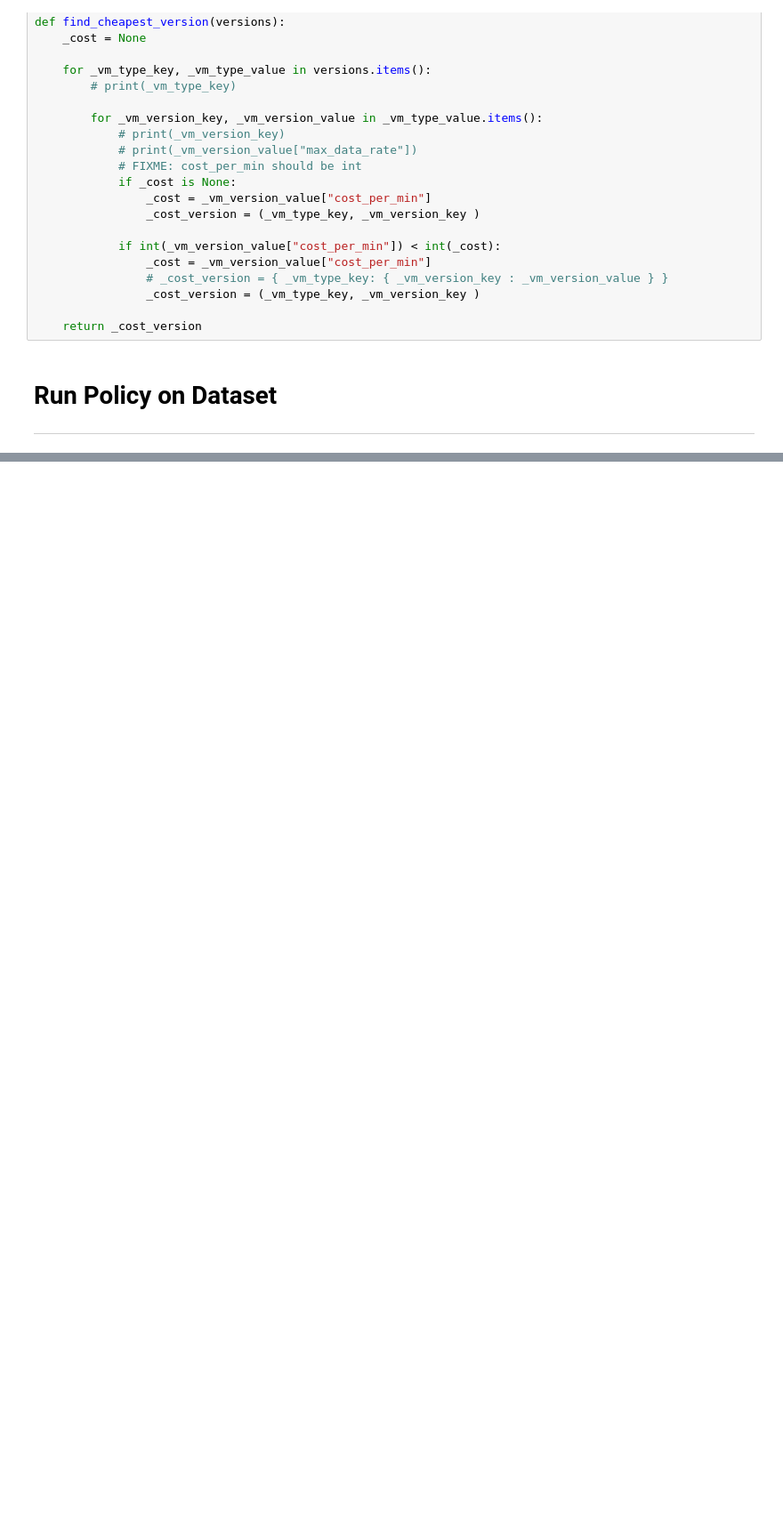
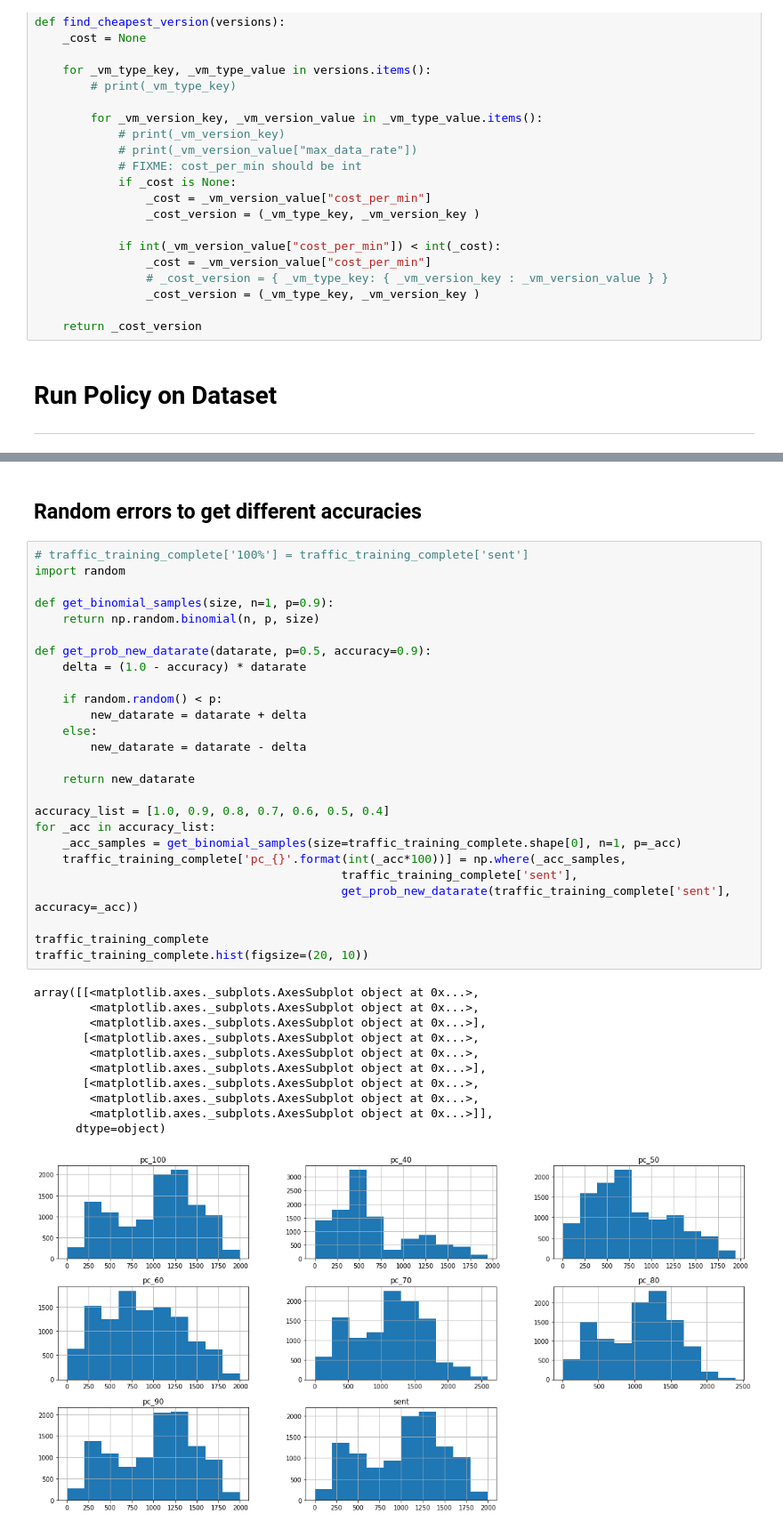
Before and after one commit to CN-UPB/Pishahang, a Jupyter notebook: son-mano-framework/plugins/son-mano-traffic-forecast/notebooks/Policy/policy_generator_trials.ipynb, the cells around one changed output, grey strips where cells are left out. Shown: that part at 89% size. Saved outputs shown, nothing was run; the diff lists cells and outputs as text; blank space fills up the shorter version.

```diff
--- a/son-mano-framework/plugins/son-mano-traffic-forecast/notebooks/Policy/policy_generator_trials.ipynb
+++ b/son-mano-framework/plugins/son-mano-traffic-forecast/notebooks/Policy/policy_generator_trials.ipynb
@@ -242,0 +240,40 @@ traffic_grouped.head(5)
+# %% [markdown]
+## Random errors to get different accuracies
+# %%
+# traffic_training_complete['100%'] = traffic_training_complete['sent']
+import random
+
+def get_binomial_samples(size, n=1, p=0.9):
+    return np.random.binomial(n, p, size)
+
+def get_prob_new_datarate(datarate, p=0.5, accuracy=0.9):
+    delta = (1.0 - accuracy) * datarate
+
+    if random.random() < p:
+        new_datarate = datarate + delta
+    else:
+        new_datarate = datarate - delta
+
+    return new_datarate
+
+accuracy_list = [1.0, 0.9, 0.8, 0.7, 0.6, 0.5, 0.4]
+for _acc in accuracy_list:
+    _acc_samples = get_binomial_samples(size=traffic_training_complete.shape[0], n=1, p=_acc)
+    traffic_training_complete['pc_{}'.format(int(_acc*100))] = np.where(_acc_samples,
+                                            traffic_training_complete['sent'],
+                                            get_prob_new_datarate(traffic_training_complete['sent'], accuracy=_acc))
+
+traffic_training_complete
+traffic_training_complete.hist(figsize=(20, 10))
+# %% [output]
+array([[<matplotlib.axes._subplots.AxesSubplot object at 0x...>,
+        <matplotlib.axes._subplots.AxesSubplot object at 0x...>,
+        <matplotlib.axes._subplots.AxesSubplot object at 0x...>],
+       [<matplotlib.axes._subplots.AxesSubplot object at 0x...>,
+        <matplotlib.axes._subplots.AxesSubplot object at 0x...>,
+        <matplotlib.axes._subplots.AxesSubplot object at 0x...>],
+       [<matplotlib.axes._subplots.AxesSubplot object at 0x...>,
+        <matplotlib.axes._subplots.AxesSubplot object at 0x...>,
+        <matplotlib.axes._subplots.AxesSubplot object at 0x...>]],
+      dtype=object)
+[figure, added]
```
Also changed, not shown: parts of 10 cells of this notebook, 8 other files.
